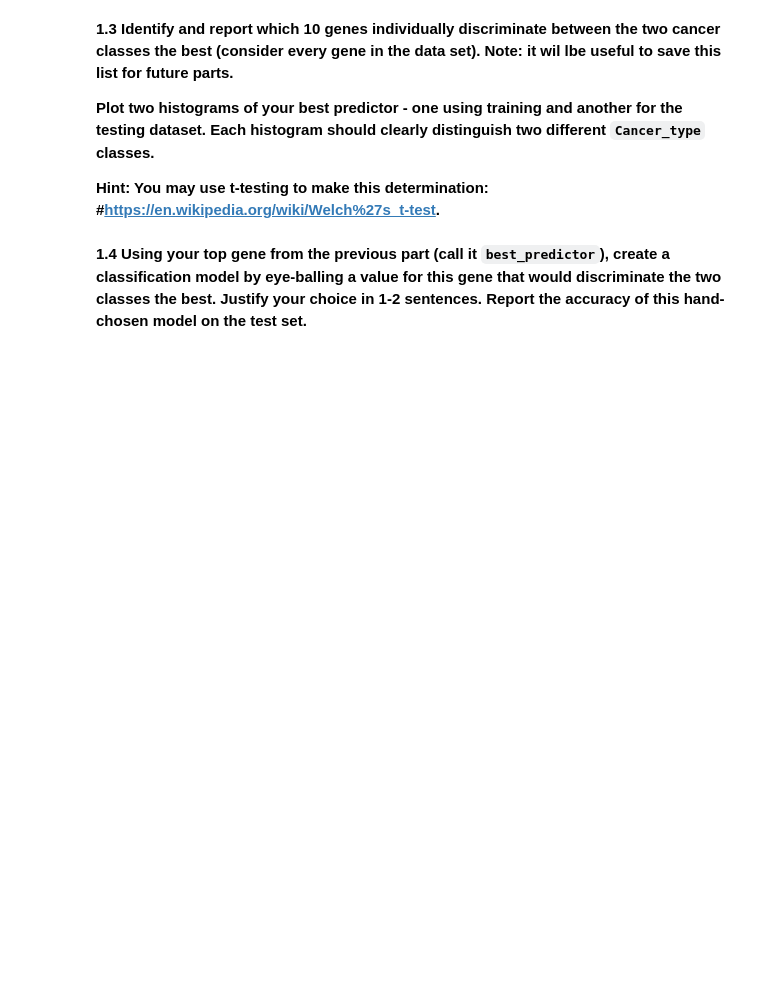
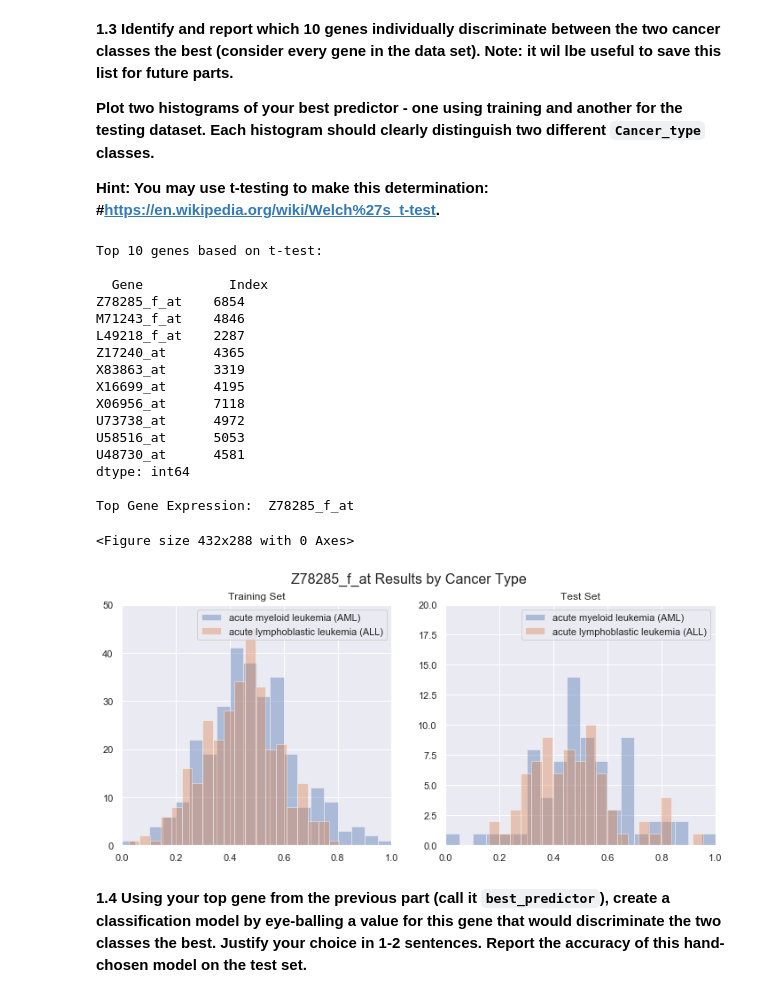
Before and after one commit to kdumontnu/2019-CS109A, a Jupyter notebook: homework/hw4/cs109a_HW4_submit.ipynb, the cells around one changed output. Saved outputs shown, nothing was run; the diff lists cells and outputs as text; code cells hidden in the pictures; blank space fills up the shorter version.

```diff
--- a/homework/hw4/cs109a_HW4_submit.ipynb
+++ b/homework/hw4/cs109a_HW4_submit.ipynb
@@ -104,0 +120,8 @@ print(df.Cancer_type.value_counts(normalize=True))
+# %%
+X_train_n = \
+    pd.DataFrame(MinMaxScaler().fit_transform(X_train.values), columns=X_train.columns, index=X_train.index)
+
+display(X_train_n.head(5))
+
+X_test_n = \
+    pd.DataFrame(MinMaxScaler().fit_transform(X_test.values), columns=X_test.columns, index=X_test.index)
@@ -117,3 +146,62 @@ print(df.Cancer_type.value_counts(normalize=True))
+# %%
+X_train_AML = X_train_n.loc[y_train == 1.0]
+X_train_ALL = X_train_n.loc[y_train == 0.0]
+
+assert (X_train_AML.size + X_train_ALL.size == X_train_n.size)
+
+# Run t-test, sort array, reverse array, and grab top 10 classifiers
+relevant_genes = np.argsort(np.abs(X_train_AML.mean() - X_train_ALL.mean()) / \
+    np.sqrt(X_train_AML.var()/X_train_AML.shape[0] + X_train_ALL.var()/X_train_ALL.shape[0]))[::-1][0:10]
+
+print("Top 10 genes based on t-test:\n")
+print("  Gene \t\t Index")
+print(relevant_genes)
+
+print("\nTop Gene Expression: ", relevant_genes.index[0])
+
+plt.clf()
+fig, axes = plt.subplots(nrows=1, ncols=2, figsize=(12, 5))
+fig.suptitle(relevant_genes.index[0] + ' Results by Cancer Type', fontsize=16)
+
+axes[0].hist(X_train_AML[relevant_genes.index[0]], bins=20, alpha=0.4, label='acute myeloid leukemia (AML)')
+axes[0].hist(X_train_ALL[relevant_genes.index[0]], bins=20, alpha=0.4, label='acute lymphoblastic leukemia (ALL)')
+axes[0].grid(True)
+axes[0].legend()
+axes[0].set_xlim((0,1))
+axes[0].set_ylim((0,50))
+axes[0].set_title('Training Set')
+
+X_test_AML = X_test_n.loc[y_test == 1.0]
+X_test_ALL = X_test_n.loc[y_test == 0.0]
+
+axes[1].hist(X_test_AML[relevant_genes.index[0]], bins=20, alpha=0.4, label='acute myeloid leukemia (AML)')
+axes[1].hist(X_test_ALL[relevant_genes.index[0]], bins=20, alpha=0.4, label='acute lymphoblastic leukemia (ALL)')
+axes[1].grid(True)
+axes[1].legend()
+axes[1].set_xlim((0,1))
+axes[1].set_ylim((0,20))
+axes[1].set_title('Test Set')
+
+plt.show()
+# %% [output]
+Top 10 genes based on t-test:
+
+  Gene           Index
+Z78285_f_at    6854
+M71243_f_at    4846
+L49218_f_at    2287
+Z17240_at      4365
+X83863_at      3319
+X16699_at      4195
+X06956_at      7118
+U73738_at      4972
+U58516_at      5053
+U48730_at      4581
+dtype: int64
+
+Top Gene Expression:  Z78285_f_at
+<Figure size 432x288 with 0 Axes>
+[figure, added]
 # %%
 #your code here
 # %%
```
Also changed, not shown: parts of 21 cells of this notebook.
